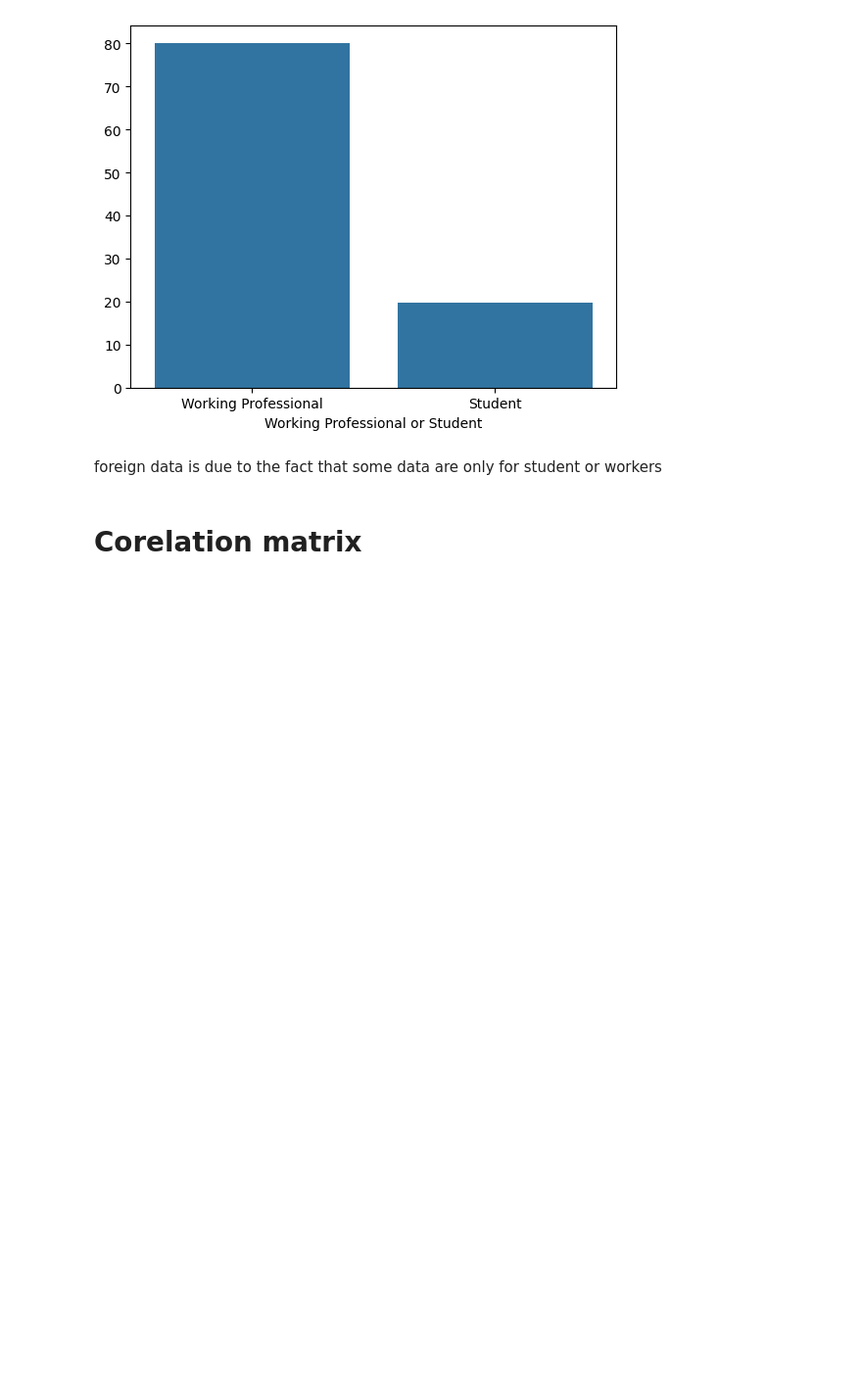
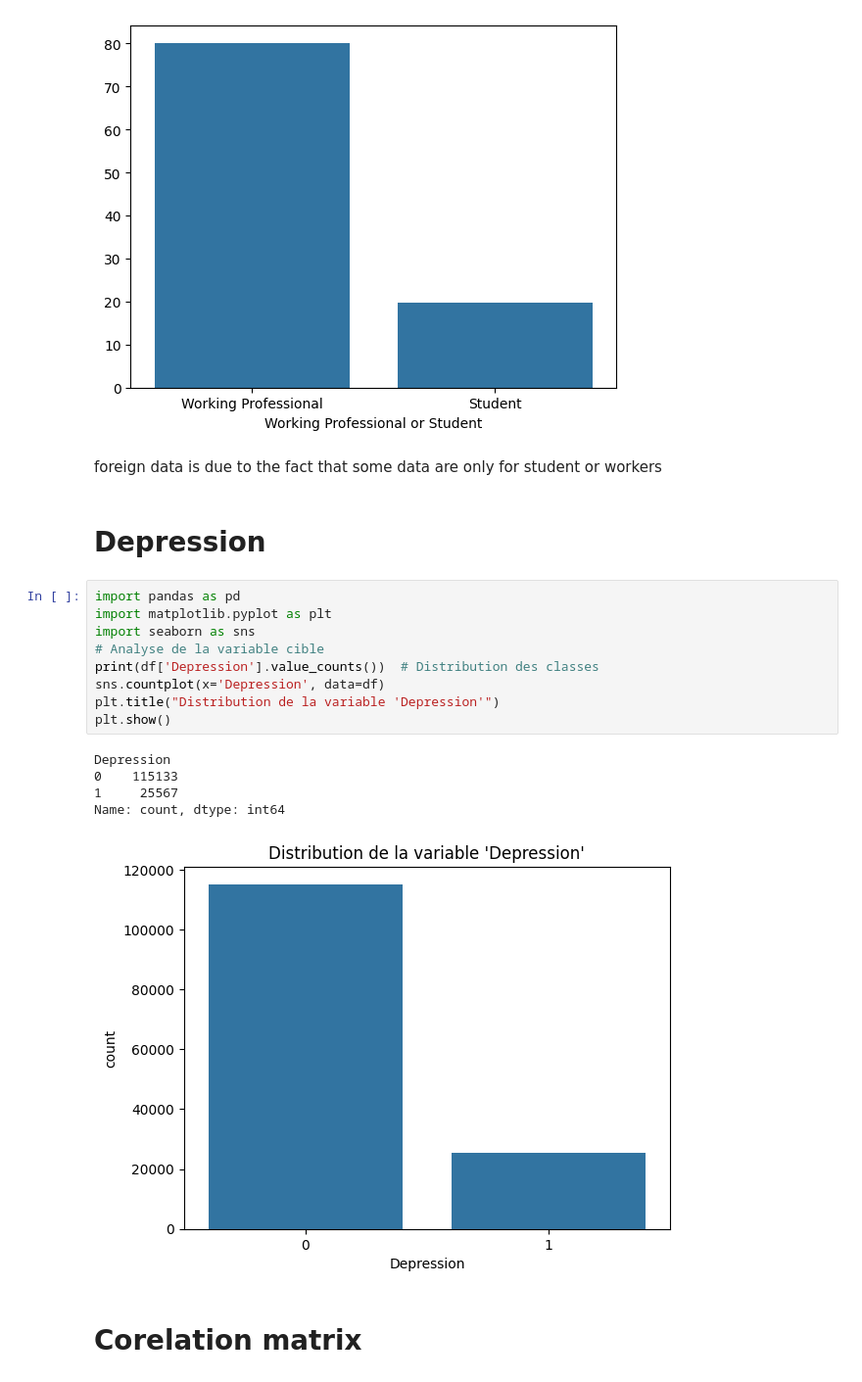
Before and after one commit to kanhubb/kaggle, a Jupyter notebook: Mental-Health-Competition.ipynb, the cells around one changed output. Shown at 98% size. Drawn from its saved outputs; the diff is of its cells as text; blank space fills up the shorter version.

Commit message:
add depression

```diff
--- a/Mental-Health-Competition.ipynb
+++ b/Mental-Health-Competition.ipynb
@@ -119,6 +119,23 @@ sns.barplot(x=df_percentage.index, y=df_percentage.values)
 [figure]
 # %% [markdown]
 foreign data is due to the fact that some data are only for student or workers
+# %% [markdown]
+# Depression
+# %%
+import pandas as pd
+import matplotlib.pyplot as plt
+import seaborn as sns
+# Analyse de la variable cible
+print(df['Depression'].value_counts())  # Distribution des classes
+sns.countplot(x='Depression', data=df)
+plt.title("Distribution de la variable 'Depression'")
+plt.show()
+# %% [output]
+Depression
+0    115133
+1     25567
+Name: count, dtype: int64
+[figure, added]
 # %% [markdown]
 # Corelation matrix
 # %%
```
Also changed, not shown: parts of 2 cells of this notebook.
